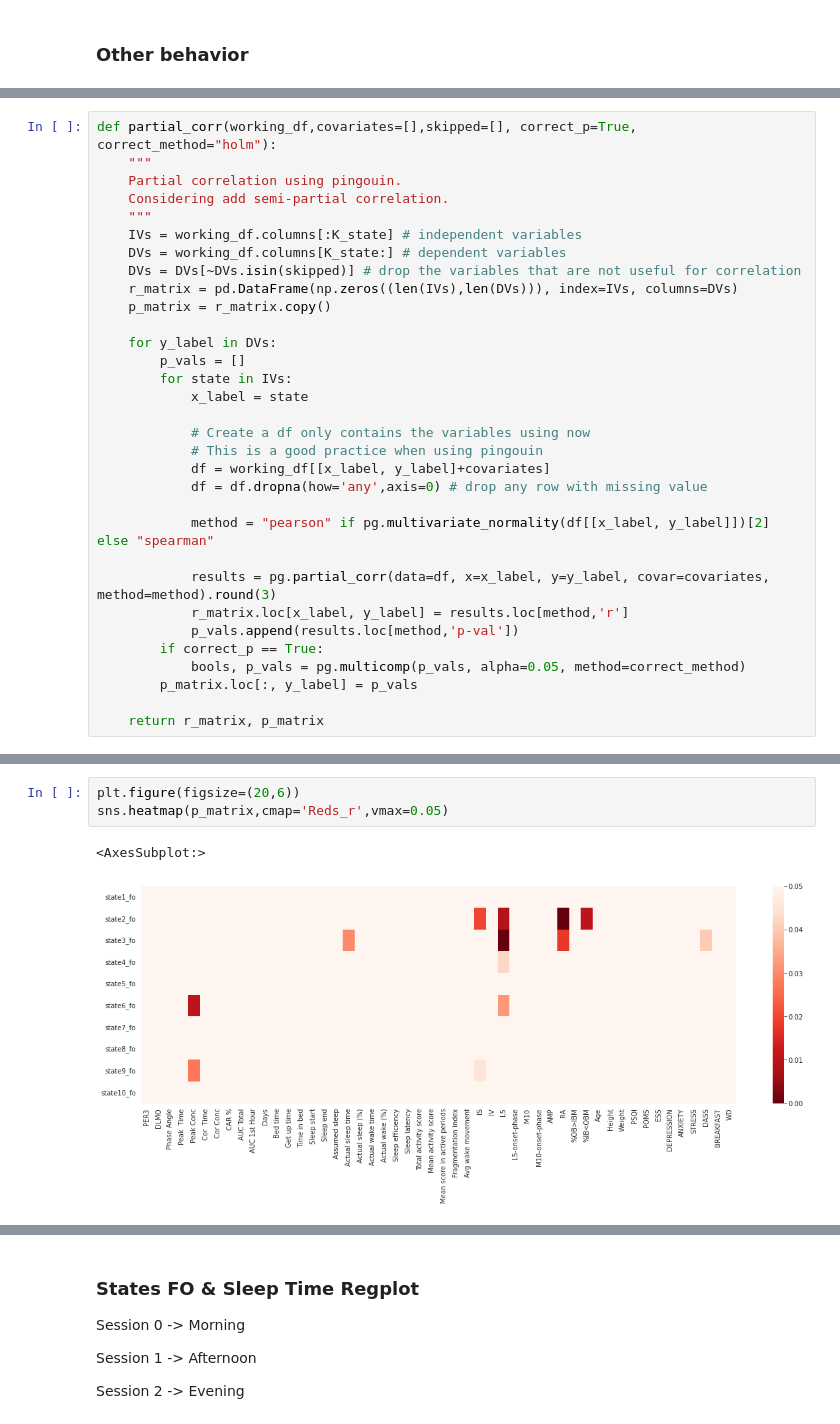
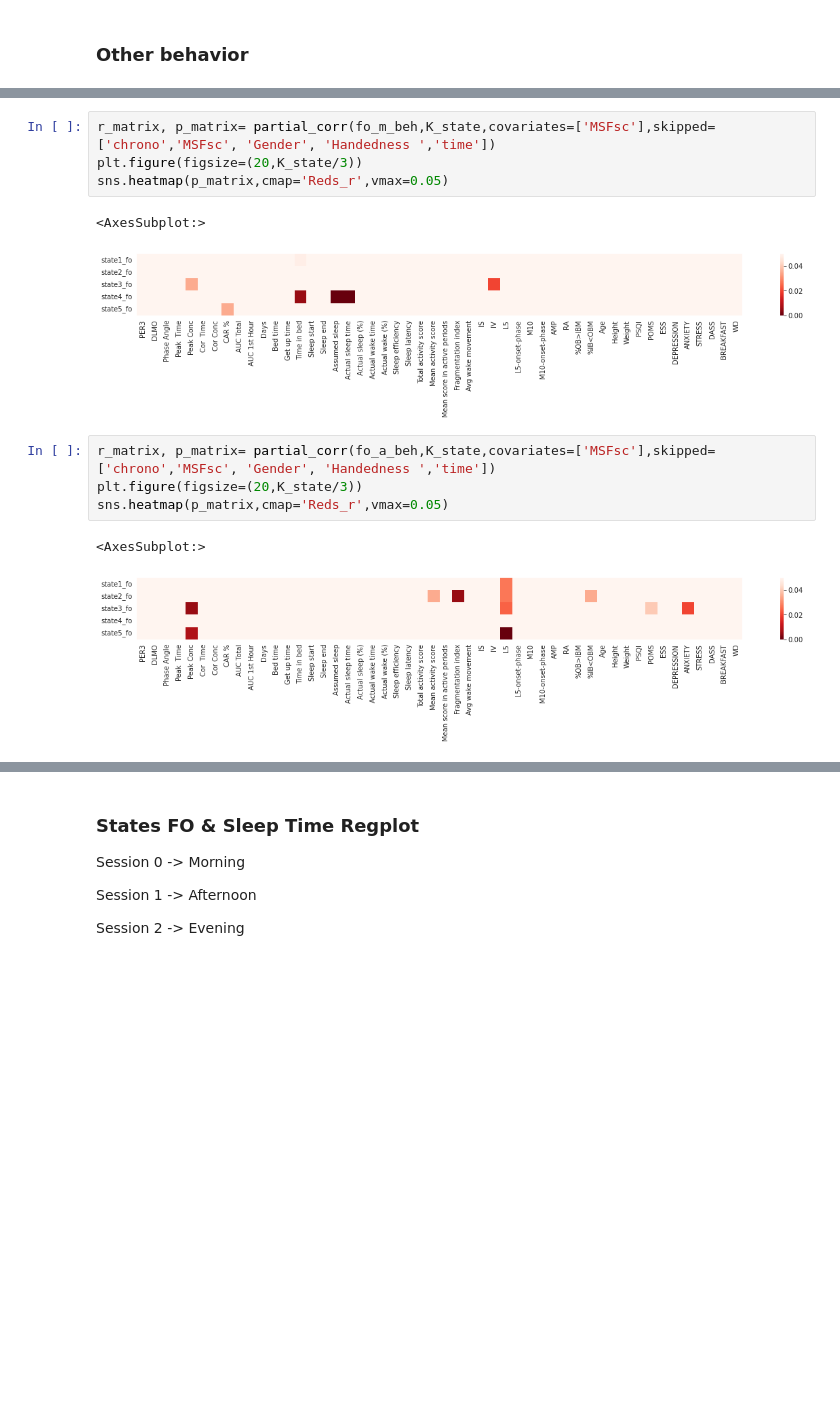
Before and after one commit to Wetiqe/MSc-Data-Analysis, a Jupyter notebook: scripts/correlation.ipynb, the cells around one changed output, grey strips where cells are left out. Saved outputs shown, nothing was run; the diff lists cells and outputs as text; blank space fills up the shorter version.

```diff
--- a/scripts/correlation.ipynb
+++ b/scripts/correlation.ipynb
@@ -268,32 +222,0 @@ for i in []:
-# %%
-def partial_corr(working_df,covariates=[],skipped=[], correct_p=True, correct_method="holm"):
-    """
-    Partial correlation using pingouin.
-    Considering add semi-partial correlation.
-    """
-    IVs = working_df.columns[:K_state] # independent variables
-    DVs = working_df.columns[K_state:] # dependent variables
-    DVs = DVs[~DVs.isin(skipped)] # drop the variables that are not useful for correlation
-    r_matrix = pd.DataFrame(np.zeros((len(IVs),len(DVs))), index=IVs, columns=DVs)
-    p_matrix = r_matrix.copy()
-
-    for y_label in DVs:
-        p_vals = []
-        for state in IVs:
-            x_label = state
-
-            # Create a df only contains the variables using now
-            # This is a good practice when using pingouin
-            df = working_df[[x_label, y_label]+covariates]
-            df = df.dropna(how='any',axis=0) # drop any row with missing value
-
-            method = "pearson" if pg.multivariate_normality(df[[x_label, y_label]])[2] else "spearman"
-
-            results = pg.partial_corr(data=df, x=x_label, y=y_label, covar=covariates, method=method).round(3)
-            r_matrix.loc[x_label, y_label] = results.loc[method,'r']
-            p_vals.append(results.loc[method,'p-val'])
-        if correct_p == True:
-            bools, p_vals = pg.multicomp(p_vals, alpha=0.05, method=correct_method)
-        p_matrix.loc[:, y_label] = p_vals
-
-    return r_matrix, p_matrix
@@ -322,6 +223,14 @@ pg.multicomp(p_matrix.values.flatten())
+# %%
+r_matrix, p_matrix= partial_corr(fo_m_beh,K_state,covariates=['MSFsc'],skipped=['chrono','MSFsc', 'Gender', 'Handedness ','time'])
+plt.figure(figsize=(20,K_state/3))
+sns.heatmap(p_matrix,cmap='Reds_r',vmax=0.05)
+# %% [output]
+<AxesSubplot:>
+[figure, added]
 # %%
-plt.figure(figsize=(20,6))
+r_matrix, p_matrix= partial_corr(fo_a_beh,K_state,covariates=['MSFsc'],skipped=['chrono','MSFsc', 'Gender', 'Handedness ','time'])
+plt.figure(figsize=(20,K_state/3))
 sns.heatmap(p_matrix,cmap='Reds_r',vmax=0.05)
 # %% [output]
 <AxesSubplot:>
-[figure, old version]
+[figure, new version]
```
Also changed, not shown: parts of 44 cells of this notebook, 11 other files.
